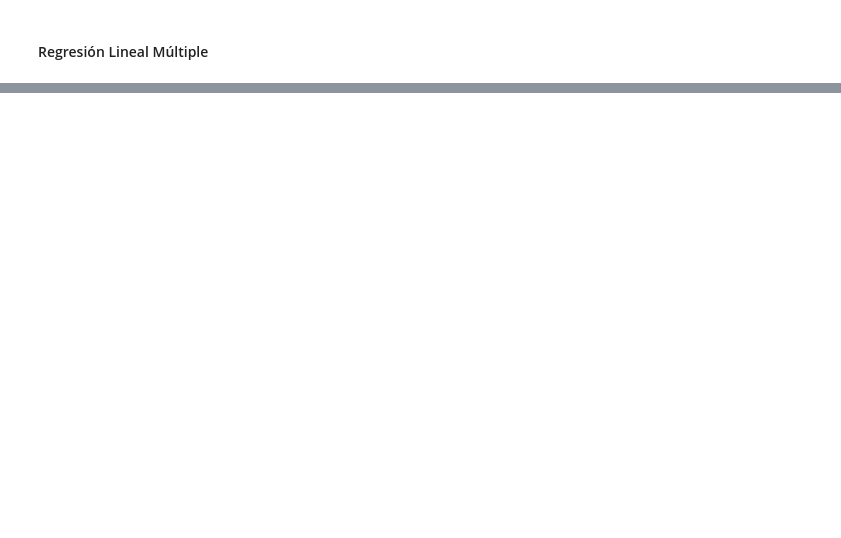
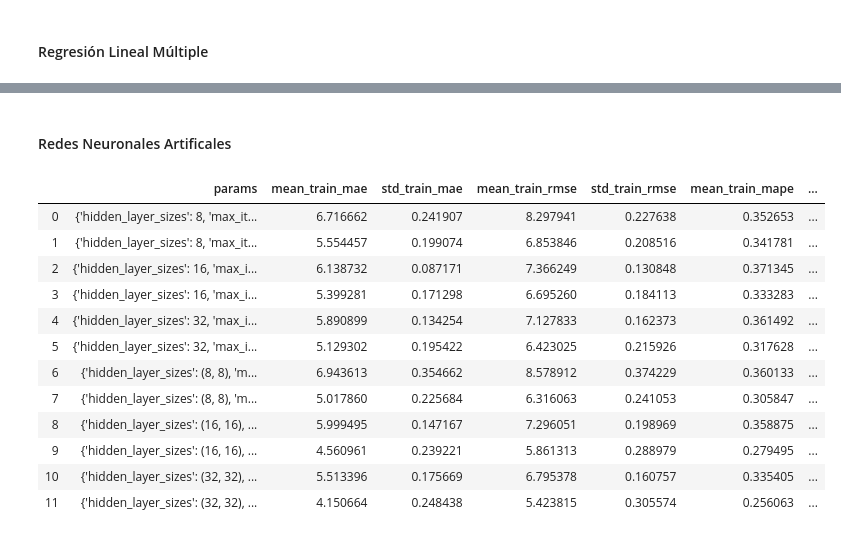
Before and after one commit to kevinmaiden7/ML_ParkinsonDisease, a Jupyter notebook: GSCV.ipynb, the cells around one changed output, grey strips where cells are left out. Drawn from its saved outputs; the diff is of its cells as text; code cells hidden in the pictures; blank space fills up the shorter version.

```diff
--- a/GSCV.ipynb
+++ b/GSCV.ipynb
@@ -93,0 +204,56 @@ outcomes
+# %% [markdown]
+#### Redes Neuronales Artificales
+# %%
+# MAE, RMSE, MAPE
+
+from sklearn.model_selection import GroupShuffleSplit
+from sklearn import preprocessing
+from sklearn.model_selection import GridSearchCV
+from sklearn.neural_network import MLPRegressor
+from sklearn.metrics import make_scorer, mean_absolute_error, r2_score
+
+# Normalizamos los datos
+scaler = preprocessing.StandardScaler().fit(X)
+X_norm = scaler.transform(X)
+
+random.seed(19680801)
+
+iterations = 10
+gss = GroupShuffleSplit(n_splits=iterations, train_size=.7)
+index = gss.split(X, Y, G)
+
+model = MLPRegressor(activation='tanh')
+
+parameters = {'hidden_layer_sizes': [(8),(16),(32),(8,8),(16,16),(32,32)],
+             'max_iter': [100,500]}
+#[500,1000,1500]
+
+# greater_is_better=True by default
+mae = make_scorer(mean_absolute_error)
+rmse = make_scorer(RMSE)
+mape = make_scorer(MAPE)
+
+scores =  {'mae':mae, 'rmse':rmse, 'mape':mape}
+
+# Run the grid search
+grid_obj = GridSearchCV(model, parameters, scoring=scores, cv=index, return_train_score=True, refit=False)
+grid_obj = grid_obj.fit(X_norm, Y)
+# %%
+outcomes = pd.DataFrame(grid_obj.cv_results_)
+outcomes = outcomes[['params', 'mean_train_mae', 'std_train_mae', 'mean_train_rmse', 'std_train_rmse', 'mean_train_mape', 'std_train_mape',
+            'mean_test_mae', 'std_test_mae', 'mean_test_rmse', 'std_test_rmse', 'mean_test_mape', 'std_test_mape']]
+outcomes
+# %% [output]
+|  | params | mean_train_mae | std_train_mae | mean_train_rmse | std_train_rmse | mean_train_mape | ... |
+| 0 | {'hidden_layer_sizes': 8, 'max_it... | 6.716662 | 0.241907 | 8.297941 | 0.227638 | 0.352653 | ... |
+| 1 | {'hidden_layer_sizes': 8, 'max_it... | 5.554457 | 0.199074 | 6.853846 | 0.208516 | 0.341781 | ... |
+| 2 | {'hidden_layer_sizes': 16, 'max_i... | 6.138732 | 0.087171 | 7.366249 | 0.130848 | 0.371345 | ... |
+| 3 | {'hidden_layer_sizes': 16, 'max_i... | 5.399281 | 0.171298 | 6.695260 | 0.184113 | 0.333283 | ... |
+| 4 | {'hidden_layer_sizes': 32, 'max_i... | 5.890899 | 0.134254 | 7.127833 | 0.162373 | 0.361492 | ... |
+| 5 | {'hidden_layer_sizes': 32, 'max_i... | 5.129302 | 0.195422 | 6.423025 | 0.215926 | 0.317628 | ... |
+| 6 | {'hidden_layer_sizes': (8, 8), 'm... | 6.943613 | 0.354662 | 8.578912 | 0.374229 | 0.360133 | ... |
+| 7 | {'hidden_layer_sizes': (8, 8), 'm... | 5.017860 | 0.225684 | 6.316063 | 0.241053 | 0.305847 | ... |
+| 8 | {'hidden_layer_sizes': (16, 16), ... | 5.999495 | 0.147167 | 7.296051 | 0.198969 | 0.358875 | ... |
+| 9 | {'hidden_layer_sizes': (16, 16), ... | 4.560961 | 0.239221 | 5.861313 | 0.288979 | 0.279495 | ... |
+| 10 | {'hidden_layer_sizes': (32, 32), ... | 5.513396 | 0.175669 | 6.795378 | 0.160757 | 0.335405 | ... |
+| 11 | {'hidden_layer_sizes': (32, 32), ... | 4.150664 | 0.248438 | 5.423815 | 0.305574 | 0.256063 | ... |
```
Also changed, not shown: parts of 14 cells of this notebook.
